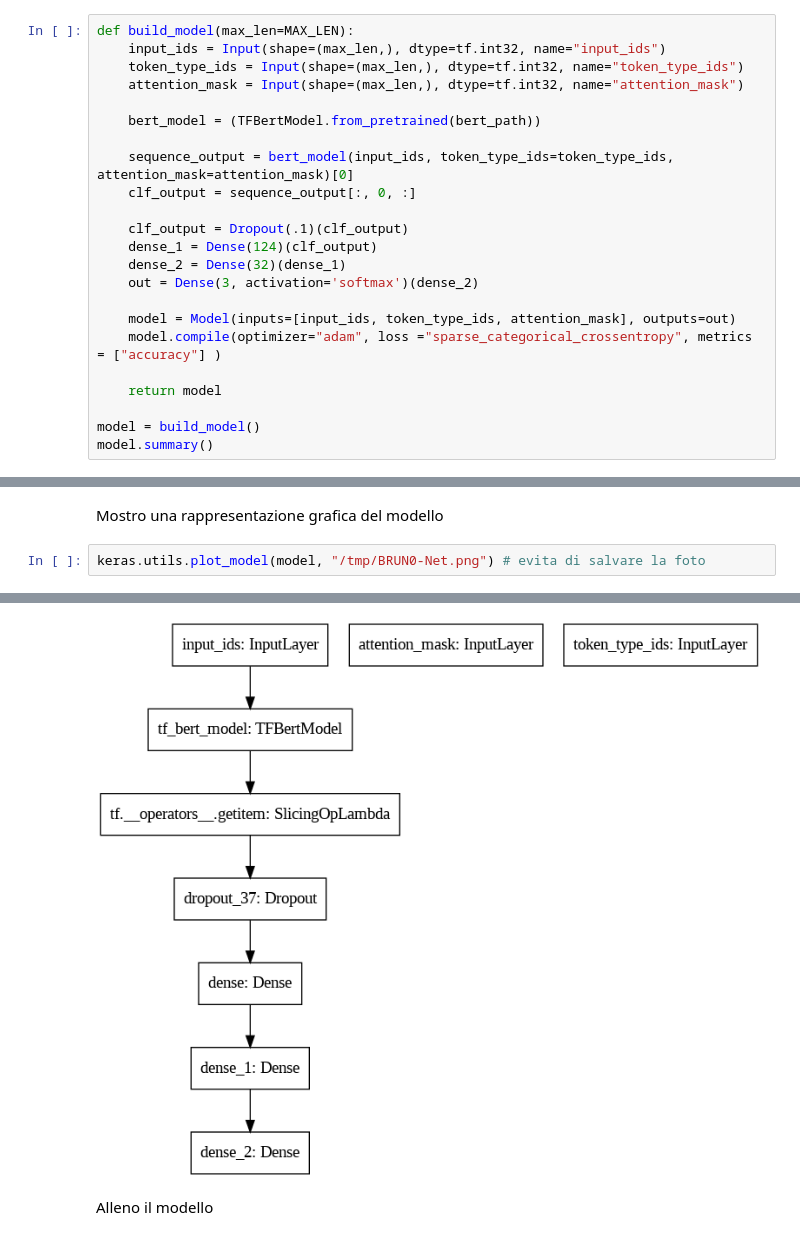
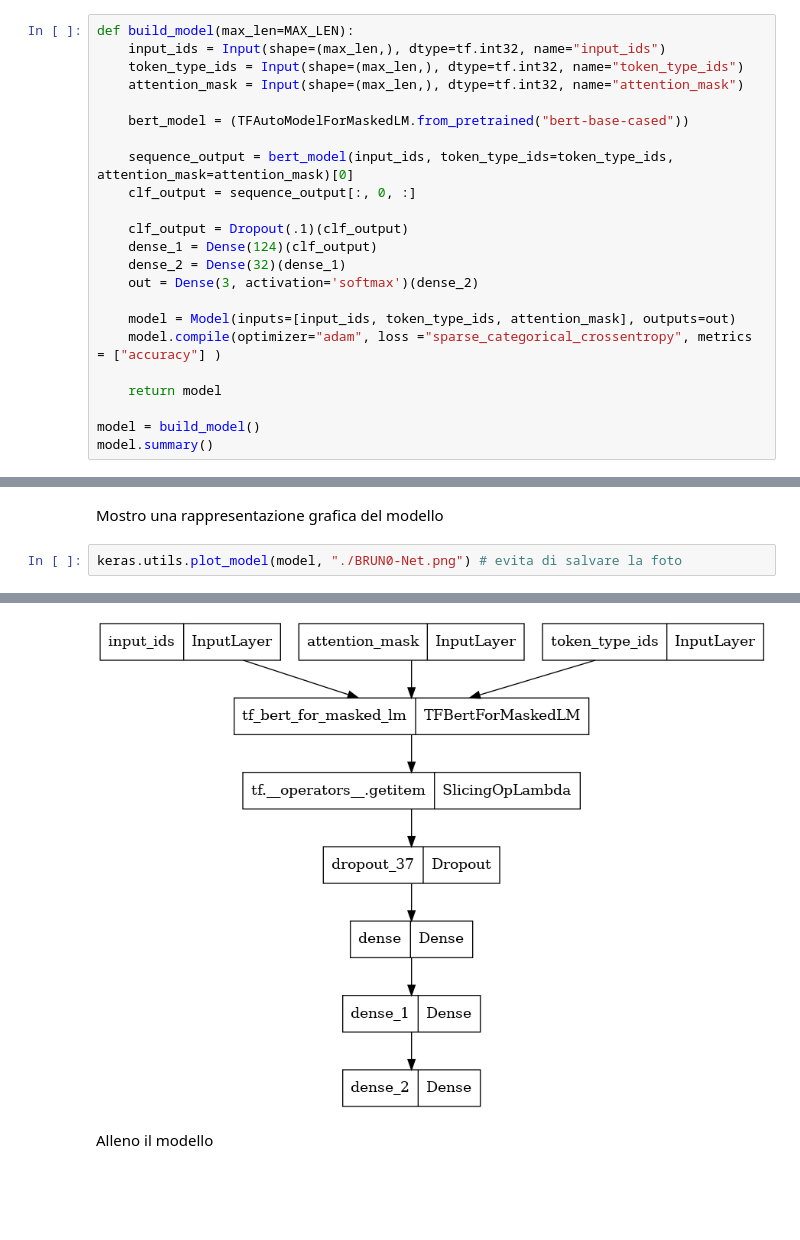
Before and after one commit to Typing-Monkeys/BRUN0-Net, a Jupyter notebook: training/Brun0-Net.ipynb, the cells around one changed output, grey strips where cells are left out. Saved outputs shown, nothing was run; the diff lists cells and outputs as text; blank space fills up the shorter version.

```diff
--- a/training/Brun0-Net.ipynb
+++ b/training/Brun0-Net.ipynb
@@ -398,7 +411,7 @@ def build_model(max_len=MAX_LEN):
     token_type_ids = Input(shape=(max_len,), dtype=tf.int32, name="token_type_ids")
     attention_mask = Input(shape=(max_len,), dtype=tf.int32, name="attention_mask")
 
-    bert_model = (TFBertModel.from_pretrained(bert_path))
+    bert_model = (TFAutoModelForMaskedLM.from_pretrained("bert-base-cased"))
 
     sequence_output = bert_model(input_ids, token_type_ids=token_type_ids, attention_mask=attention_mask)[0]
     clf_output = sequence_output[:, 0, :]
@@ -446,5 +454,5 @@ ________________________________________________________________________________
 # %% [markdown]
 Mostro una rappresentazione grafica del modello
 # %%
-keras.utils.plot_model(model, "/tmp/BRUN0-Net.png") # evita di salvare la foto
+keras.utils.plot_model(model, "./BRUN0-Net.png") # evita di salvare la foto
 # %% [output]
@@ -451,4 +467,4 @@ keras.utils.plot_model(model, "/tmp/BRUN0-Net.png") # evita di salvare la foto
-[figure, old version]
+[figure, new version]
 # %% [markdown]
 Alleno il modello
 # %%
```
Also changed, not shown: parts of 10 cells of this notebook.
